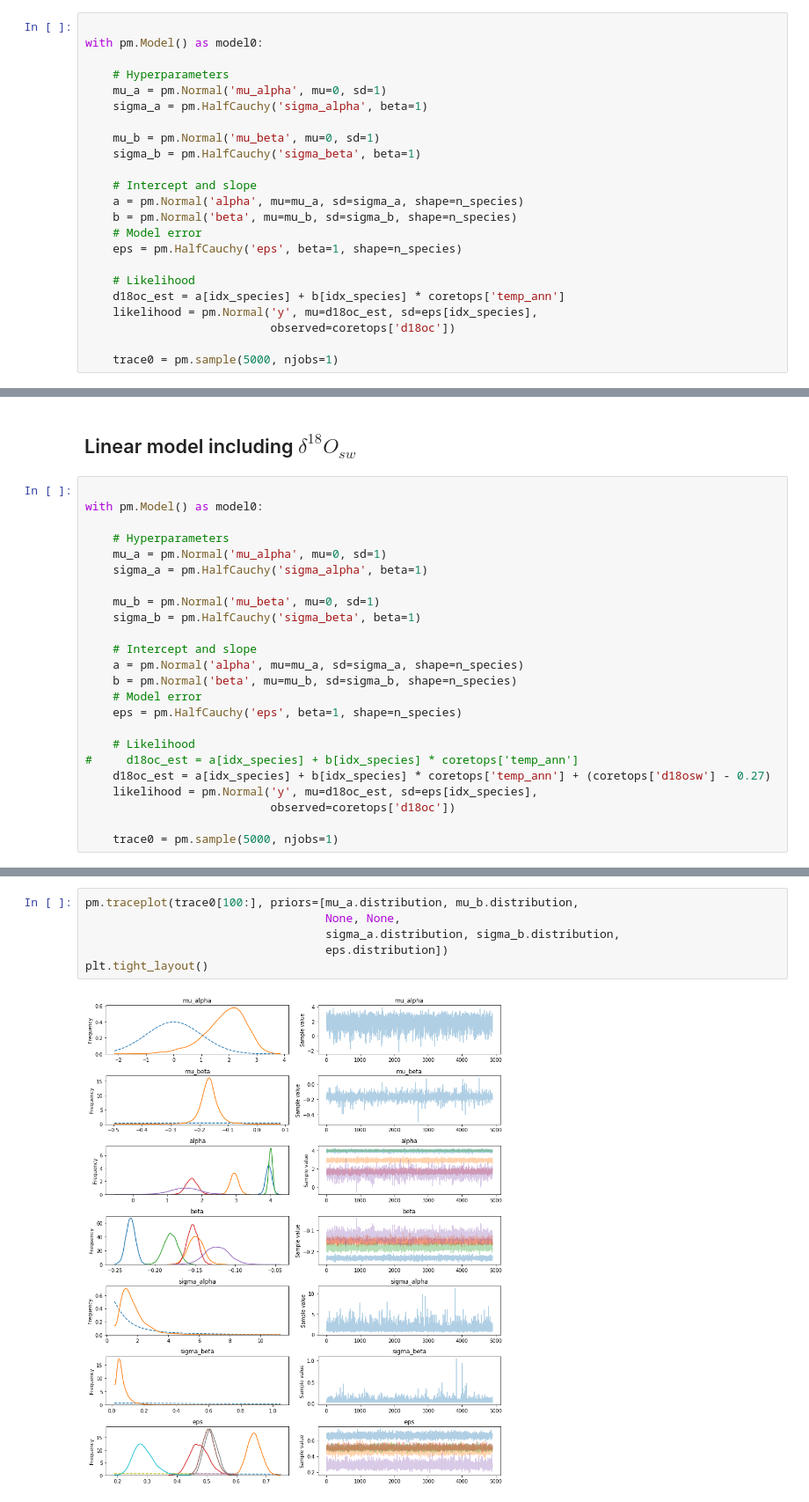
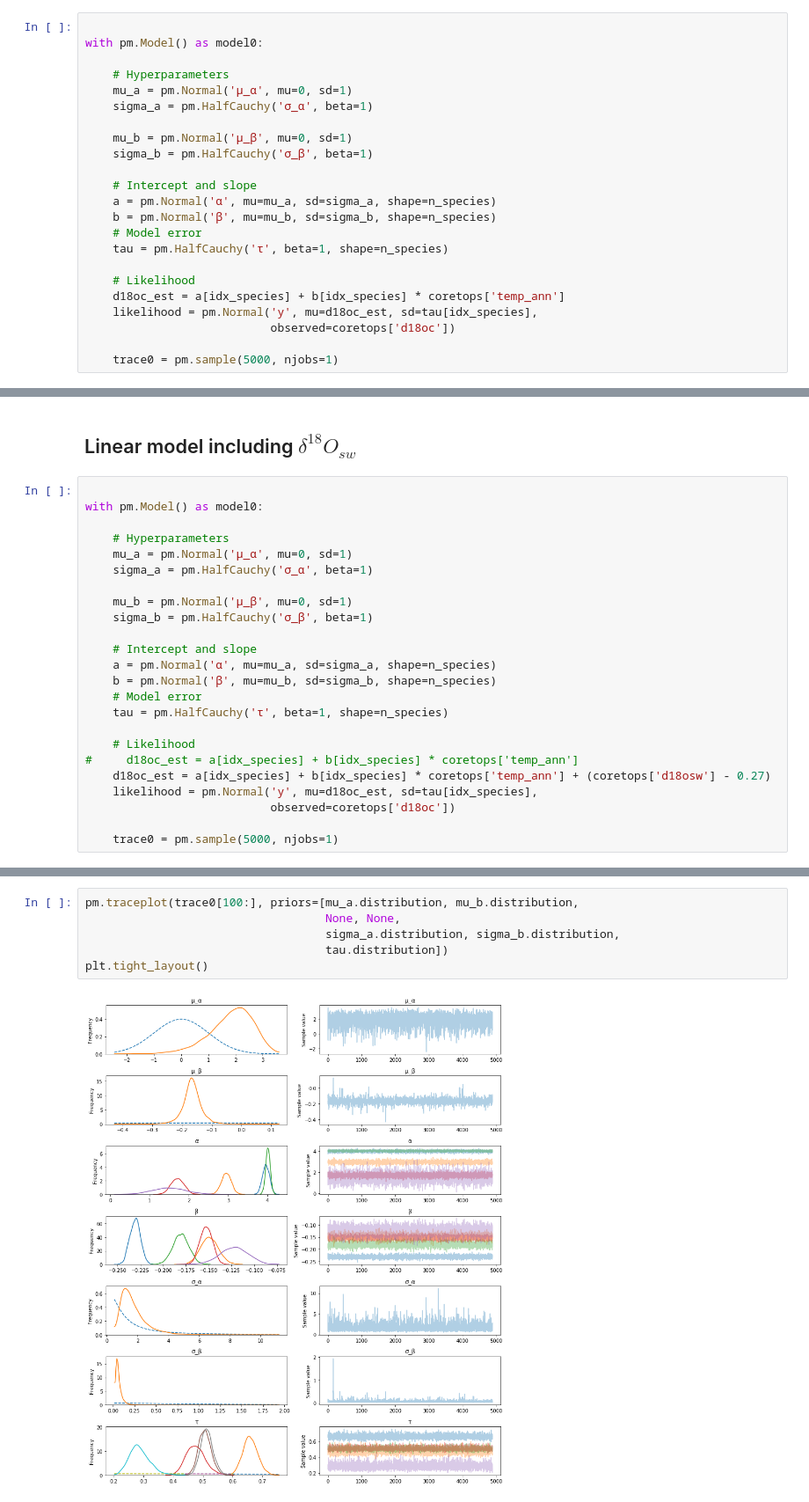
Before and after one commit to brews/deltaoxfox, a Jupyter notebook: coretop_bayesreg.ipynb, the cells around one changed output, grey strips where cells are left out. Shown at 88% size. Cells and saved outputs as stored; diff of their text form.

```diff
--- a/coretop_bayesreg.ipynb
+++ b/coretop_bayesreg.ipynb
@@ -74,21 +74,21 @@ The MCMC is run with a [NUTS](https://arxiv.org/abs/1111.4246) stepper. The step
 with pm.Model() as model0:
 
     # Hyperparameters
-    mu_a = pm.Normal('mu_alpha', mu=0, sd=1)
-    sigma_a = pm.HalfCauchy('sigma_alpha', beta=1)
+    mu_a = pm.Normal('μ_α', mu=0, sd=1)
+    sigma_a = pm.HalfCauchy('σ_α', beta=1)
 
-    mu_b = pm.Normal('mu_beta', mu=0, sd=1)
-    sigma_b = pm.HalfCauchy('sigma_beta', beta=1)
+    mu_b = pm.Normal('μ_β', mu=0, sd=1)
+    sigma_b = pm.HalfCauchy('σ_β', beta=1)
 
     # Intercept and slope
-    a = pm.Normal('alpha', mu=mu_a, sd=sigma_a, shape=n_species)
-    b = pm.Normal('beta', mu=mu_b, sd=sigma_b, shape=n_species)
+    a = pm.Normal('α', mu=mu_a, sd=sigma_a, shape=n_species)
+    b = pm.Normal('β', mu=mu_b, sd=sigma_b, shape=n_species)
     # Model error
-    eps = pm.HalfCauchy('eps', beta=1, shape=n_species)
+    tau = pm.HalfCauchy('τ', beta=1, shape=n_species)
 
     # Likelihood
     d18oc_est = a[idx_species] + b[idx_species] * coretops['temp_ann']
-    likelihood = pm.Normal('y', mu=d18oc_est, sd=eps[idx_species],
+    likelihood = pm.Normal('y', mu=d18oc_est, sd=tau[idx_species],
                            observed=coretops['d18oc'])
 
     trace0 = pm.sample(5000, njobs=1)
@@ -168,22 +166,22 @@ plt.show()
 with pm.Model() as model0:
 
     # Hyperparameters
-    mu_a = pm.Normal('mu_alpha', mu=0, sd=1)
-    sigma_a = pm.HalfCauchy('sigma_alpha', beta=1)
+    mu_a = pm.Normal('μ_α', mu=0, sd=1)
+    sigma_a = pm.HalfCauchy('σ_α', beta=1)
 
-    mu_b = pm.Normal('mu_beta', mu=0, sd=1)
-    sigma_b = pm.HalfCauchy('sigma_beta', beta=1)
+    mu_b = pm.Normal('μ_β', mu=0, sd=1)
+    sigma_b = pm.HalfCauchy('σ_β', beta=1)
 
     # Intercept and slope
-    a = pm.Normal('alpha', mu=mu_a, sd=sigma_a, shape=n_species)
-    b = pm.Normal('beta', mu=mu_b, sd=sigma_b, shape=n_species)
+    a = pm.Normal('α', mu=mu_a, sd=sigma_a, shape=n_species)
+    b = pm.Normal('β', mu=mu_b, sd=sigma_b, shape=n_species)
     # Model error
-    eps = pm.HalfCauchy('eps', beta=1, shape=n_species)
+    tau = pm.HalfCauchy('τ', beta=1, shape=n_species)
 
     # Likelihood
 #     d18oc_est = a[idx_species] + b[idx_species] * coretops['temp_ann']
     d18oc_est = a[idx_species] + b[idx_species] * coretops['temp_ann'] + (coretops['d18osw'] - 0.27)
-    likelihood = pm.Normal('y', mu=d18oc_est, sd=eps[idx_species],
+    likelihood = pm.Normal('y', mu=d18oc_est, sd=tau[idx_species],
                            observed=coretops['d18oc'])
 
     trace0 = pm.sample(5000, njobs=1)
@@ -195,11 +191,11 @@ Interrupted at 35,400 [17%]: Average Loss = 10,027
 # %%
 pm.traceplot(trace0[100:], priors=[mu_a.distribution, mu_b.distribution,
                                    None, None,
                                    sigma_a.distribution, sigma_b.distribution,
-                                   eps.distribution])
+                                   tau.distribution])
 plt.tight_layout()
 # %% [output]
-[figure, old version]
+[figure, new version]
 # %%
 pm.forestplot(trace0)
 # %% [output]
```
Also changed, not shown: parts of 8 cells of this notebook.
